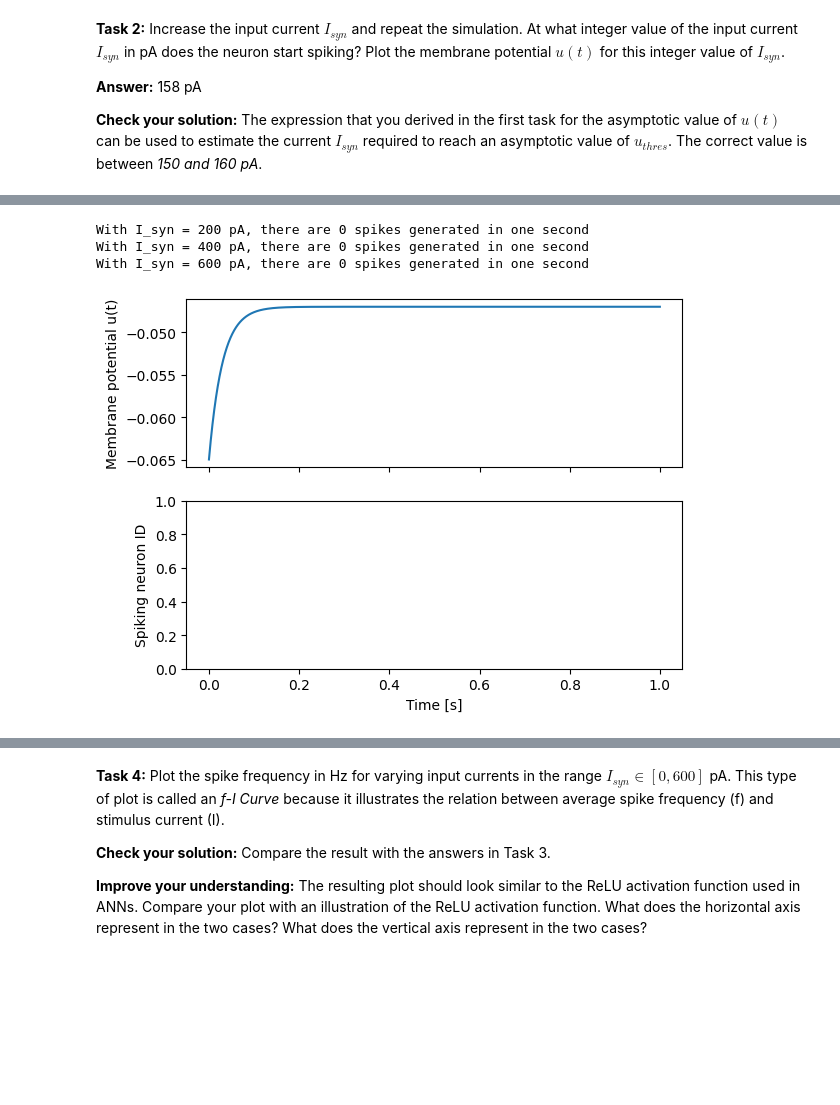
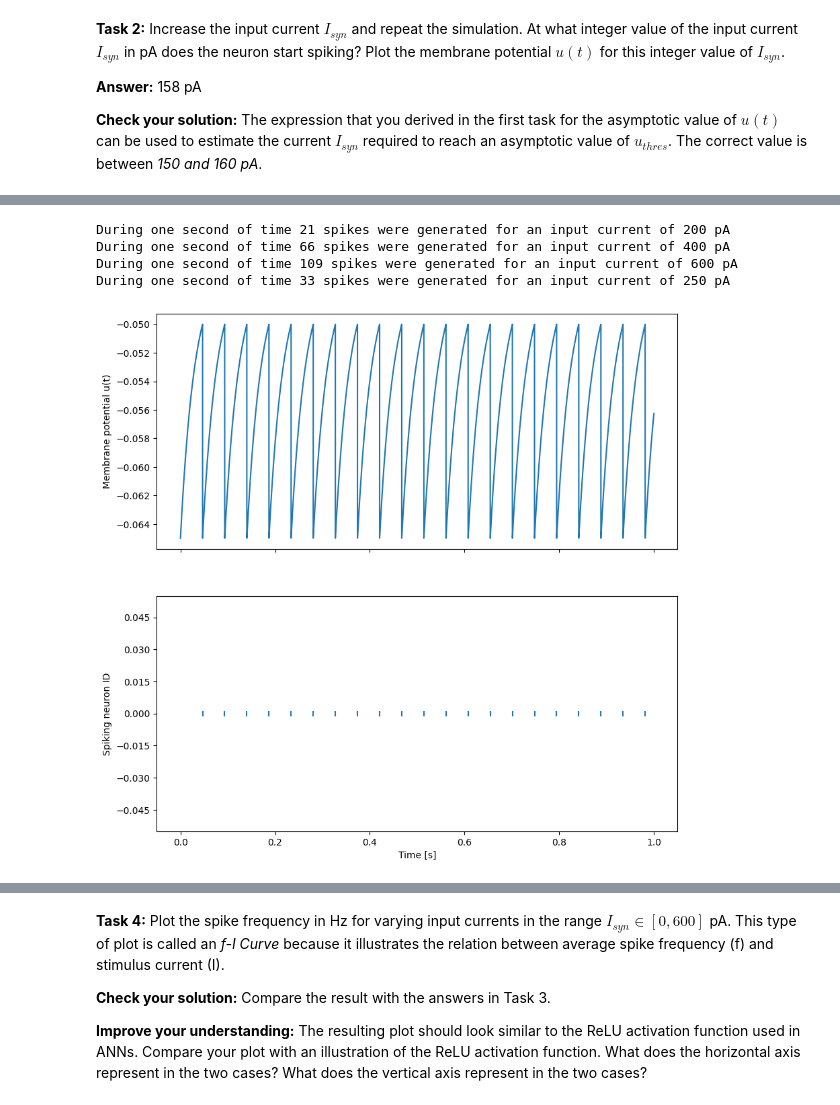
Before and after one commit to afy/d7046e-snn1, a Jupyter notebook: SNN-Exercise-1.ipynb, the cells around one changed output, grey strips where cells are left out. Saved outputs shown, nothing was run; the diff lists cells and outputs as text; code cells hidden in the pictures; blank space fills up the shorter version.

Commit message:
Tasks 1-3

```diff
--- a/SNN-Exercise-1.ipynb
+++ b/SNN-Exercise-1.ipynb
@@ -64,16 +64,19 @@ dt = 1e-5
 # Neuron parameters
 R       = 95e6  # Membrane resistance [ohms]
 tau_m   = 30e-3 # Membrane time constant [seconds]
-u_rest  = -65   # Resting potential [mV]
+u_rest  = -65e-3   # Resting potential [mV]
 u_reset = u_rest # Reset potential [mV]
-u_thres = -50    # Threshold potential [mV]
-I_syn = 50e-12  # 50 pA, Set input current from synapses
+u_thres = -50e-3    # Threshold potential [mV]
 # %%
 # Set input current from synapses
 I_syn = 50e-12  # 50 pA
 
 # function to simulate the membrane potential of a LIF neuron
 def simulate_LIF_neuron(I_syn, duration=1, dt=1e-5):
+
+    # Neuron identifier, only one neuron in this simulation
+    n_id = 0
+
     # Initialize parameters
     t_i = []        # Time array
     u_i = []        # Membrane potential array
@@ -185,15 +160,24 @@ The neuron starts spiking at 158 pA.
 # %%
 # Code for Task 3
 
-???
+def runTask3(I_syn):
+    t_i, u_i, t_spike, n_spike = simulate_LIF_neuron(I_syn)
 
-print("During one second of time %d spikes were generated for an input current of %d pA" % (len(t_spike),I_syn/1e-12))
+    print("During one second of time %d spikes were generated for an input current of %d pA" % (len(t_spike),I_syn/1e-12))
 
-fig,(ax1,ax2) = plt.subplots(2,1, sharex=True)
-ax1.plot(t_i,u_i); ax1.set_ylabel('Membrane potential u(t)')
-rasterplot(ax2, t_spike, n_spike,'Time [s]','Spiking neuron ID')
+    fig,(ax1,ax2) = plt.subplots(2,1, sharex=True)
+    ax1.plot(t_i,u_i); ax1.set_ylabel('Membrane potential u(t)')
+    rasterplot(ax2, t_spike, n_spike,'Time [s]','Spiking neuron ID')
+
+runTask3(200e-12)
+runTask3(400e-12)
+runTask3(600e-12)
+
+# Check
+runTask3(250e-12)
 # %% [output]
-With I_syn = 200 pA, there are 0 spikes generated in one second
-With I_syn = 400 pA, there are 0 spikes generated in one second
-With I_syn = 600 pA, there are 0 spikes generated in one second
+During one second of time 21 spikes were generated for an input current of 200 pA
+During one second of time 66 spikes were generated for an input current of 400 pA
+During one second of time 109 spikes were generated for an input current of 600 pA
+During one second of time 33 spikes were generated for an input current of 250 pA
-[figure, old version]
+[figure, new version]
```
Also changed, not shown: parts of 4 cells of this notebook, 1 other file.
